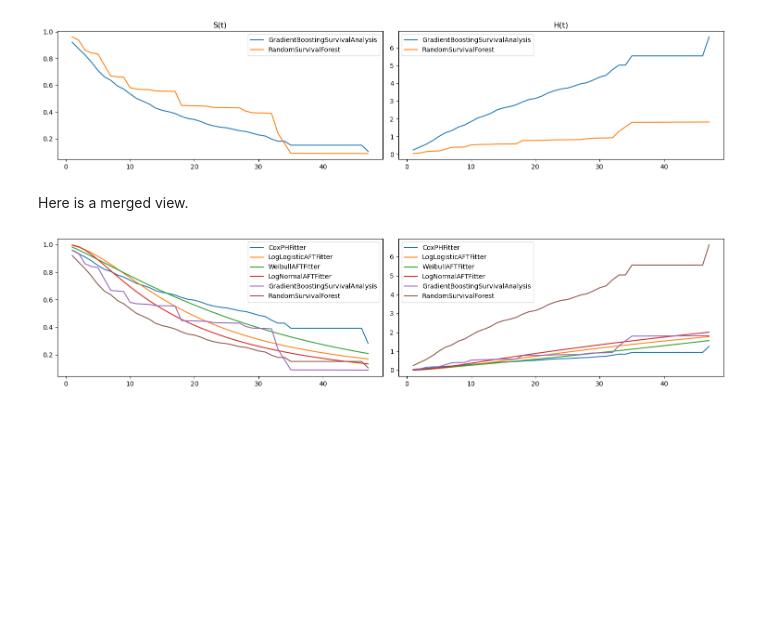
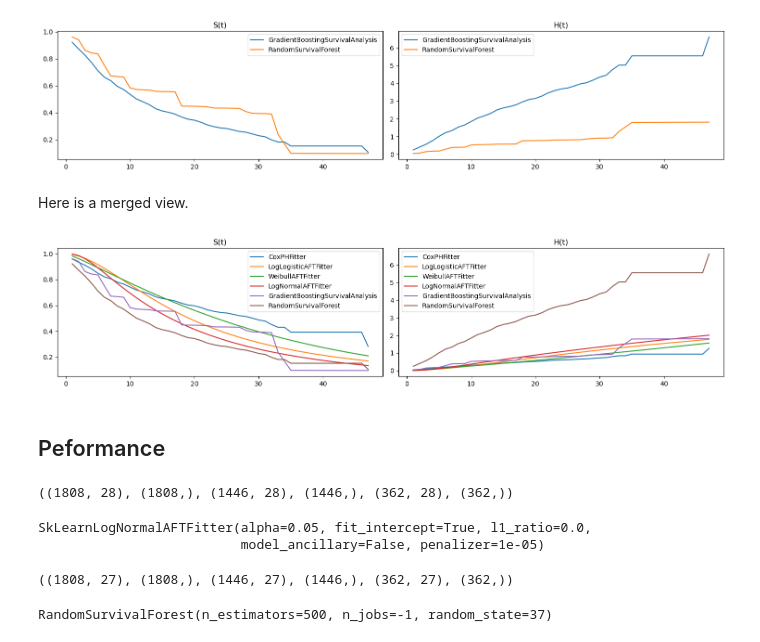
Before and after one commit to oneoffcoder/books, a Jupyter notebook: sphinx/datascience/source/survival-regression.ipynb, the cells around one changed output. Cells and saved outputs as stored; diff of their text form; code cells hidden in the pictures; blank space fills up the shorter version.

```diff
--- a/sphinx/datascience/source/survival-regression.ipynb
+++ b/sphinx/datascience/source/survival-regression.ipynb
@@ -174,7 +174,7 @@ X.shape, y.shape
 from sksurv.ensemble import RandomSurvivalForest, GradientBoostingSurvivalAnalysis
 
 gbs = GradientBoostingSurvivalAnalysis(n_estimators=100, random_state=37)
-rsf = RandomSurvivalForest(n_estimators=1_000, n_jobs=-1, random_state=37)
+rsf = RandomSurvivalForest(n_estimators=500, n_jobs=-1, random_state=37)
 
 gbs.fit(X, y)
 rsf.fit(X, y)
@@ -224,25 +224,54 @@ Here is a merged view.
 # %%
 fig, ax = plt.subplots(1, 2, figsize=(15, 3.5))
 
 as_series = lambda y_pred: pd.Series(y_pred.y, index=y_pred.x)
 
 cph.lifelines_model.predict_survival_function(X)[0].plot(kind='line', label='CoxPHFitter', ax=ax[0])
 lla.lifelines_model.predict_survival_function(X)[0].plot(kind='line', label='LogLogisticAFTFitter', ax=ax[0])
 waf.lifelines_model.predict_survival_function(X)[0].plot(kind='line', label='WeibullAFTFitter', ax=ax[0])
 lna.lifelines_model.predict_survival_function(X)[0].plot(kind='line', label='LogNormalAFTFitter', ax=ax[0])
 as_series(rsf.predict_survival_function(X)[0]).plot(kind='line', label='GradientBoostingSurvivalAnalysis', ax=ax[0])
 as_series(gbs.predict_survival_function(X)[0]).plot(kind='line', label='RandomSurvivalForest', ax=ax[0])
 
 cph.lifelines_model.predict_cumulative_hazard(X)[0].plot(kind='line', label='CoxPHFitter', ax=ax[1])
 lla.lifelines_model.predict_cumulative_hazard(X)[0].plot(kind='line', label='LogLogisticAFTFitter', ax=ax[1])
 waf.lifelines_model.predict_cumulative_hazard(X)[0].plot(kind='line', label='WeibullAFTFitter', ax=ax[1])
 lna.lifelines_model.predict_cumulative_hazard(X)[0].plot(kind='line', label='LogNormalAFTFitter', ax=ax[1])
 as_series(rsf.predict_cumulative_hazard_function(X)[0]).plot(kind='line', label='GradientBoostingSurvivalAnalysis', ax=ax[1])
 as_series(gbs.predict_cumulative_hazard_function(X)[0]).plot(kind='line', label='RandomSurvivalForest', ax=ax[1])
 
+ax[0].set_title('S(t)')
+ax[1].set_title('H(t)')
+
 ax[0].legend()
 ax[1].legend()
 
 plt.tight_layout()
 # %% [output]
-[figure, old version]
+[figure, new version]
+# %% [markdown]
+## Peformance
+# %%
+from sklearn.model_selection import train_test_split
+
+X = Xy[Xy.columns.drop(['T'])]
+y = Xy['T']
+
+X_tr, X_te, y_tr, y_te = train_test_split(X, y, test_size=0.2, random_state=37)
+
+X.shape, y.shape, X_tr.shape, y_tr.shape, X_te.shape, y_te.shape
+# %% [output]
+((1808, 28), (1808,), (1446, 28), (1446,), (362, 28), (362,))
+# %%
+cph = CoxRegression(penalizer=1e-5)
+lla = LogLogisticRegression(penalizer=1e-5)
+waf = WeibullRegression(penalizer=1e-5)
+lna = LogNormalRegression(penalizer=1e-5)
+
+cph.fit(X_tr, y_tr)
+lla.fit(X_tr, y_tr)
+waf.fit(X_tr, y_tr)
+lna.fit(X_tr, y_tr)
+# %% [output]
+SkLearnLogNormalAFTFitter(alpha=0.05, fit_intercept=True, l1_ratio=0.0,
+                          model_ancillary=False, penalizer=1e-05)
@@ -248,0 +305,18 @@ plt.tight_layout()
+# %%
+X = Xy[Xy.columns.drop(['T', 'E'])] \
+    .assign(democracy=lambda d: d['democracy'].astype(np.float32))
+y = np.array([(e, t) for e, t in zip(Xy['E'], Xy['T'])], dtype=[('Status', '?'), ('Survival_in_days', '<f8')])
+
+X_tr, X_te, y_tr, y_te = train_test_split(X, y, test_size=0.2, random_state=37)
+
+X.shape, y.shape, X_tr.shape, y_tr.shape, X_te.shape, y_te.shape
+# %% [output]
+((1808, 27), (1808,), (1446, 27), (1446,), (362, 27), (362,))
+# %%
+gbs = GradientBoostingSurvivalAnalysis(n_estimators=100, random_state=37)
+rsf = RandomSurvivalForest(n_estimators=500, n_jobs=-1, random_state=37)
+
+gbs.fit(X_tr, y_tr)
+rsf.fit(X_tr, y_tr)
+# %% [output]
+RandomSurvivalForest(n_estimators=500, n_jobs=-1, random_state=37)
```
Also changed, not shown: parts of 5 cells of this notebook.
